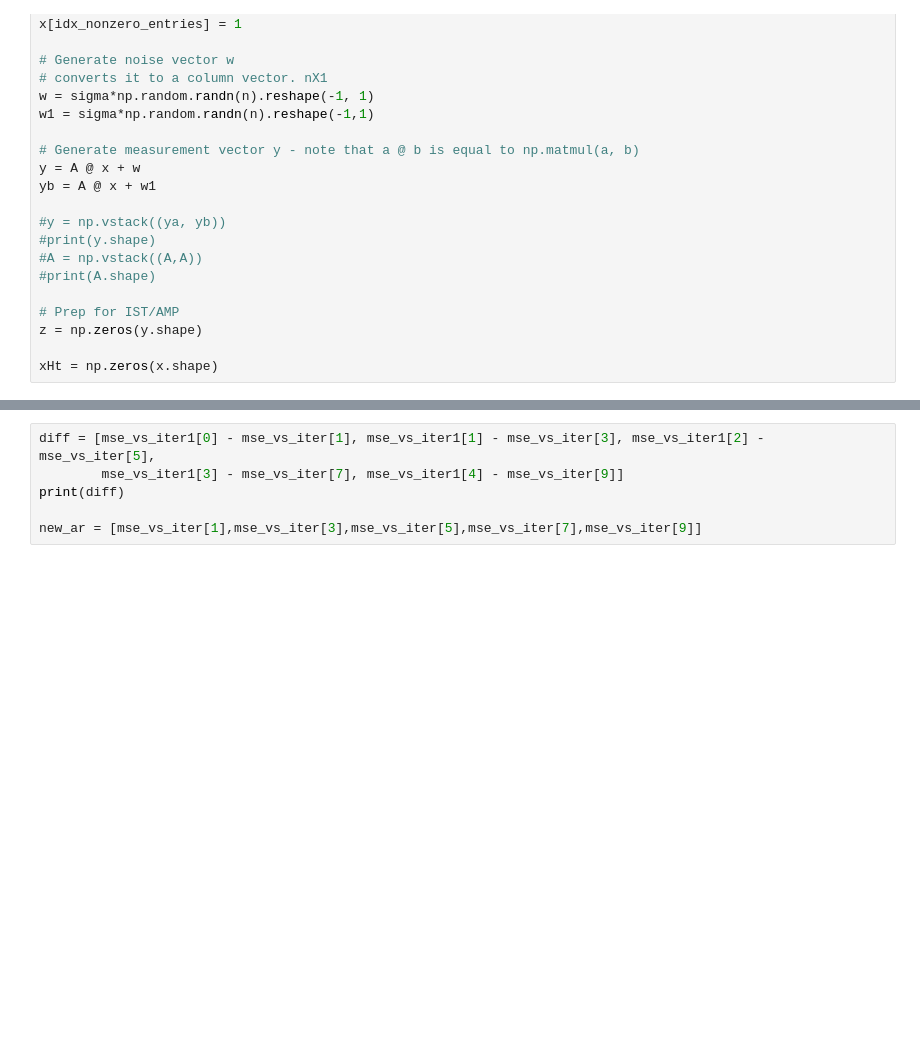
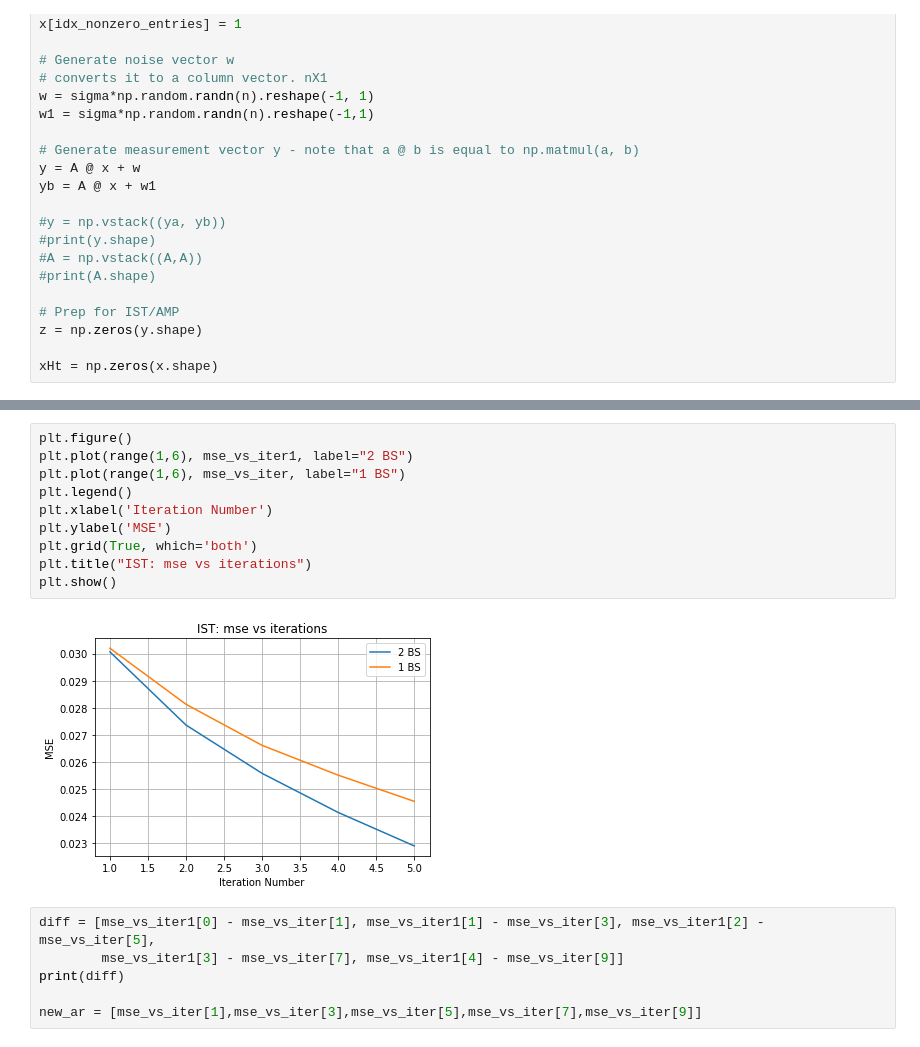
Before and after one commit to hollynroper/URS-22-23, a Jupyter notebook: 2 BS IST.ipynb, the cells around one changed output, grey strips where cells are left out. Saved outputs shown, nothing was run; the diff lists cells and outputs as text; blank space fills up the shorter version.

```diff
--- a/2 BS IST.ipynb
+++ b/2 BS IST.ipynb
@@ -143,3 +142,15 @@ min of 2 BS =  0.022038595314383735
+# %%
+plt.figure()
+plt.plot(range(1,6), mse_vs_iter1, label="2 BS")
+plt.plot(range(1,6), mse_vs_iter, label="1 BS")
+plt.legend()
+plt.xlabel('Iteration Number')
+plt.ylabel('MSE')
+plt.grid(True, which='both')
+plt.title("IST: mse vs iterations")
+plt.show()
+# %% [output]
+[figure, added]
 # %%
 diff = [mse_vs_iter1[0] - mse_vs_iter[1], mse_vs_iter1[1] - mse_vs_iter[3], mse_vs_iter1[2] - mse_vs_iter[5],
         mse_vs_iter1[3] - mse_vs_iter[7], mse_vs_iter1[4] - mse_vs_iter[9]]
```
Also changed, not shown: parts of 2 cells of this notebook, 2 other files.
